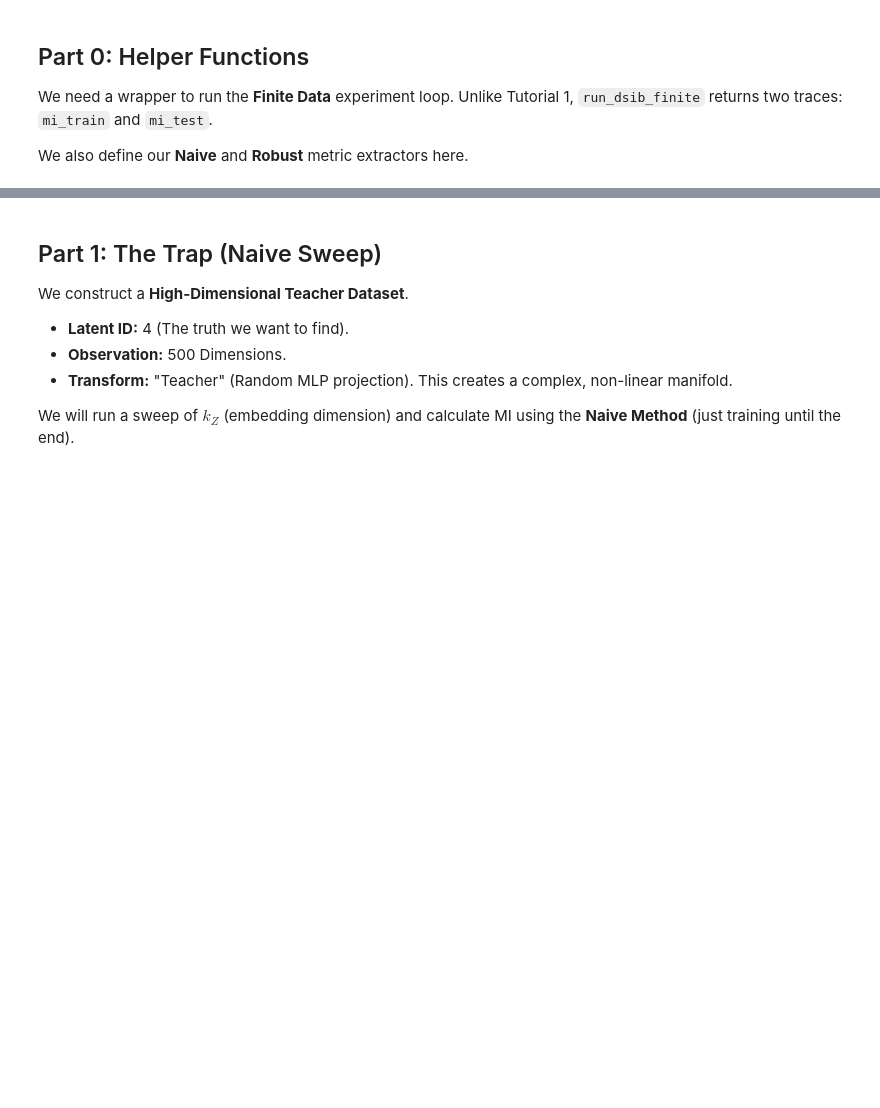
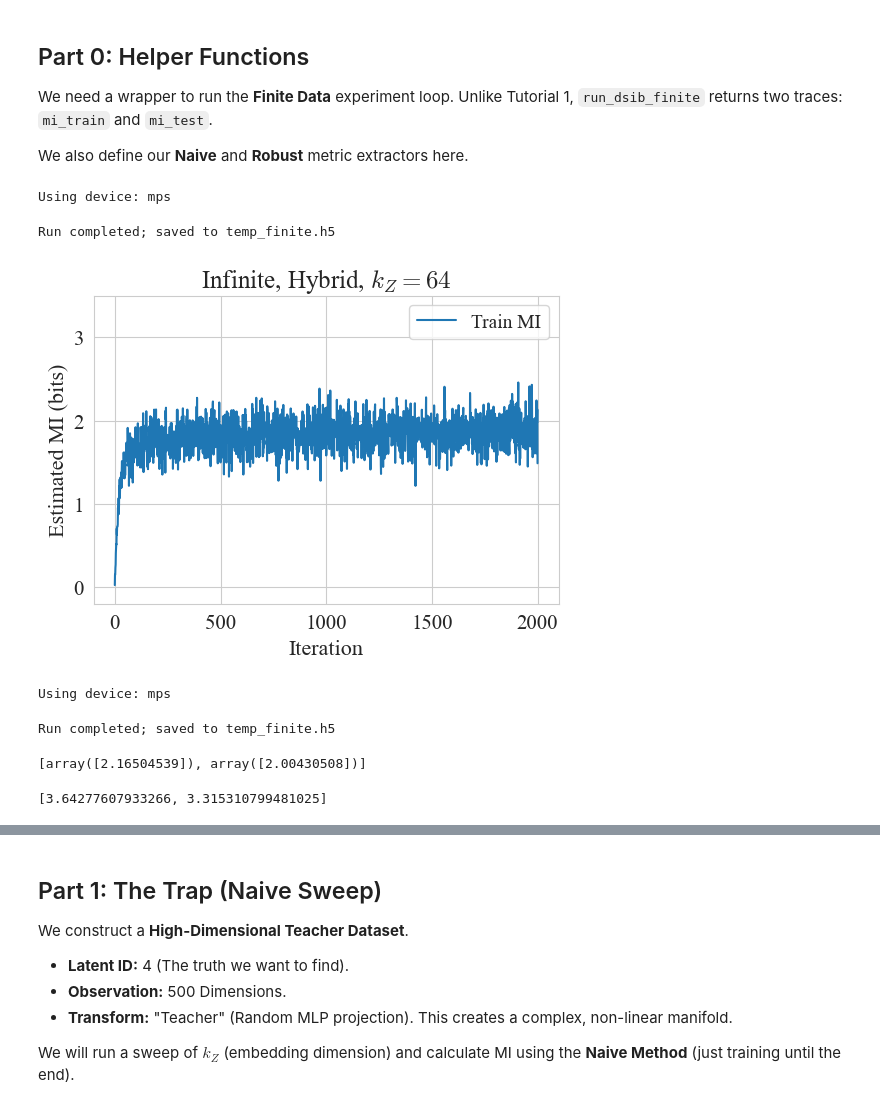
Before and after one commit to paarthgulati/dim_est, a Jupyter notebook: tutorials/02_Finite_Data_and_Generalization_Linear1.ipynb, the cells around one changed output, grey strips where cells are left out. Drawn from its saved outputs; the diff is of its cells as text; code cells hidden in the pictures; blank space fills up the shorter version.

```diff
--- a/tutorials/02_Finite_Data_and_Generalization_Linear1.ipynb
+++ b/tutorials/02_Finite_Data_and_Generalization_Linear1.ipynb
@@ -50,0 +75,66 @@ We also define our **Naive** and **Robust** metric extractors here.
+# %%
+b = run_dsib_infinite(
+            dataset_type="joint_gaussian",
+            setup="infinite_data_iter",
+            outfile="temp_finite.h5",
+            dataset_overrides=cfg_teacher,
+            critic_type="hybrid",
+            save_trained_model_data_transform=False,
+            critic_overrides={
+                "embed_dim": 64,
+                },
+
+            training_overrides={
+                # "lr": 1e-3,
+                "n_iter": 2000,
+                "batch_size": BATCH_SIZE,
+                "show_progress": True,
+                "track_cov_trace": True
+            }
+        )
+# %% [output]
+Using device: mps
+Run completed; saved to temp_finite.h5
+# %%
+plt.plot(b[0], label='Train MI')
+plt.xlabel('Iteration')
+plt.ylabel('Estimated MI (bits)')
+plt.title(fr'Infinite, Hybrid, $k_Z=64$')
+plt.legend()
+plt.ylim(-0.2, 3.5);
+# plt.xscale('log');
+# %% [output]
+[figure, added]
+# %%
+a = run_dsib_finite(
+            dataset_type="joint_gaussian",
+            setup="finite_data_epoch",
+            outfile="temp_finite.h5",
+            dataset_overrides=cfg_teacher,
+            critic_type="hybrid",
+            save_trained_model_data_transform=False,
+            critic_overrides={
+                "embed_dim": 64,
+                },
+
+            training_overrides={
+                # "lr": 1e-3,
+                "n_epoch": N_EPOCHS,
+                "batch_size": BATCH_SIZE,
+                "n_samples": N_SAMPLES,
+                "show_progress": True,
+                "eval_train_mode": BATCH_SIZE,
+                "track_cov_trace": True,  # Enable covariance tracking
+            }
+        )
+# %% [output]
+Using device: mps
+Run completed; saved to temp_finite.h5
+# %%
+a[1]
+# %% [output]
+[array([2.16504539]), array([2.00430508])]
+# %%
+a[2]
+# %% [output]
+[3.64277607933266, 3.315310799481025]
```
Also changed, not shown: parts of 13 cells of this notebook, 12 other files.
